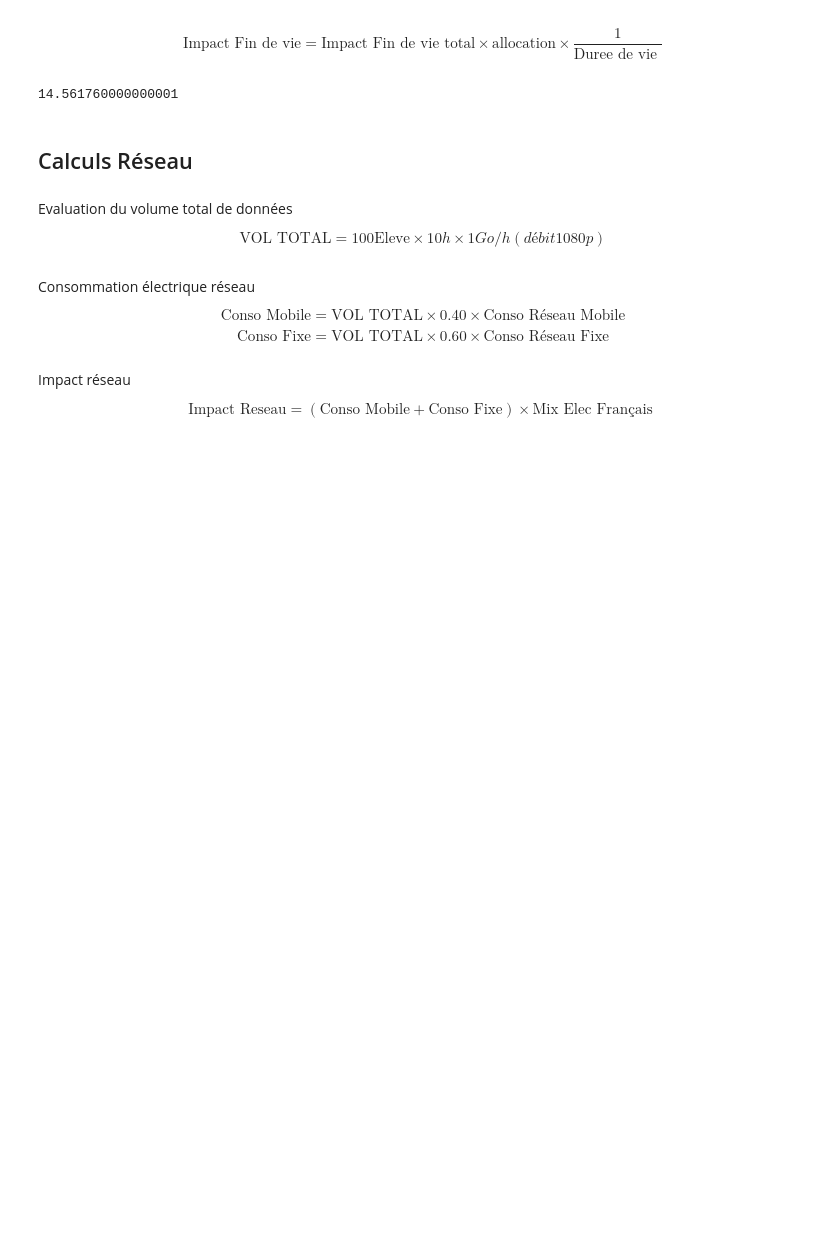
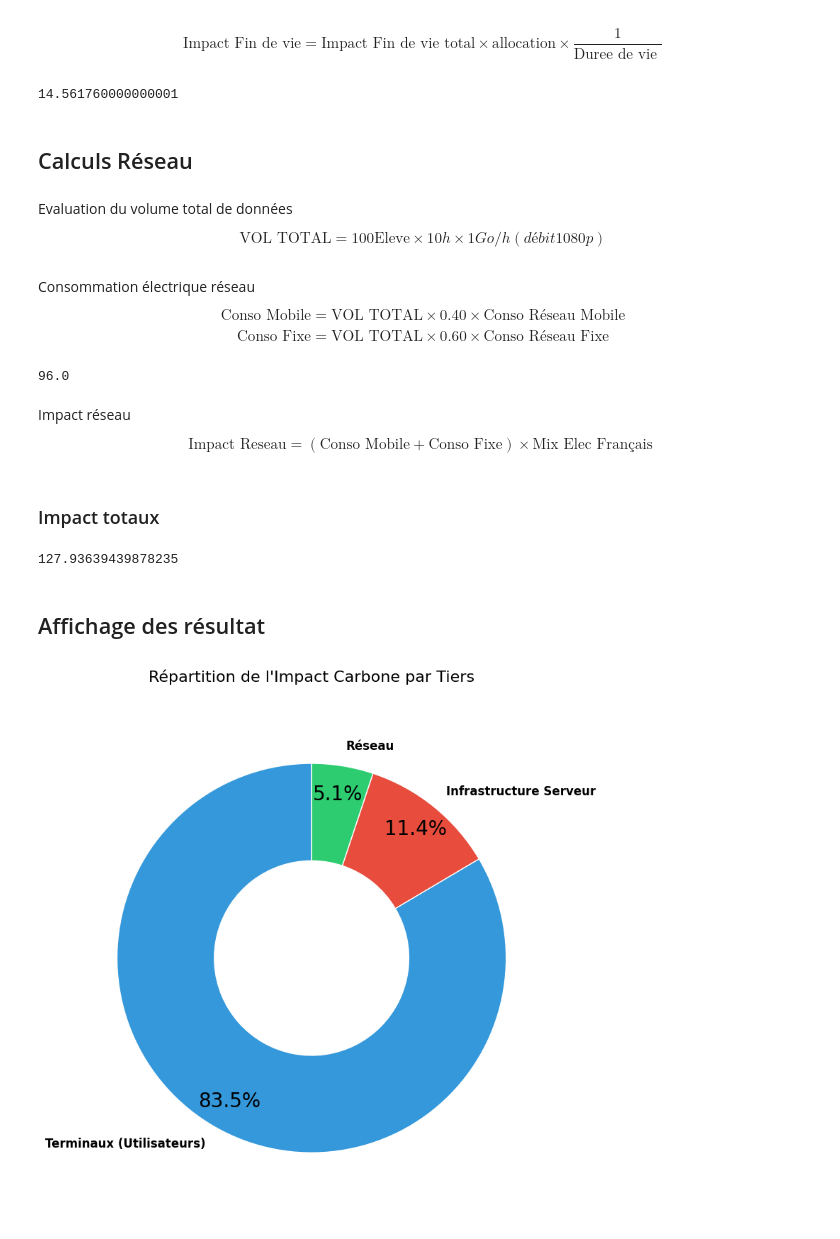
Before and after one commit to Selascode/Acv_project, a Jupyter notebook: calcul_acv.ipynb, the cells around one changed output. Cells and saved outputs as stored; diff of their text form; code cells hidden in the pictures; blank space fills up the shorter version.

Commit message:
Fin de l'ensemble des calculs

```diff
--- a/calcul_acv.ipynb
+++ b/calcul_acv.ipynb
@@ -229,7 +232,7 @@ $$ (I_{\text{Total Tel}} \times 40) + (I_{\text{Total Laptop}} \times 40) + (I_{
 impact_total_smartphone = impact_fabrication_smartphone + impact_usage_smartphone
 impact_total_laptop= impact_fabrication_laptop+ impact_usage_laptop
 impact_total_desktop = impact_fabrication_desktop + impact_usage_desktop
-
+impact_terminaux_total = impact_total_smartphone + impact_total_laptop + impact_total_desktop
 print(impact_total_smartphone, impact_total_desktop,impact_total_laptop)
 # %% [output]
 2.258498782343988 89.21508371385085 15.36165190258752
@@ -296,11 +299,27 @@ impact_serveur_total
 Evaluation du volume total de données
 
 $$ \text{VOL TOTAL} = 100 \text{Eleve} \times 10 h \times 1Go/h (débit 1080p) $$
+# %%
+volume_donnees = NB_ELEVES * DUREE_MOOC* POIDS_VIDEO_GO_H
+volume_donnees
+
+def calcul_volume_donnees(nb_eleves, duree_heures, debit_go_h):
+    """
+    Calcule le volume total de données transférées.
+    """
+    return nb_eleves * duree_heures * debit_go_h
 # %% [markdown]
 Consommation électrique réseau
 
 $$\text{Conso Mobile} = \text{VOL TOTAL} \times 0.40 \times \text{Conso Réseau Mobile} $$
 $$\text{Conso Fixe}  = \text{VOL TOTAL} \times 0.60 \times \text{Conso Réseau Fixe} $$
+# %%
+conso_mobile = volume_donnees * RATIO_MOBILE *CONSO_RESEAU_MOBILE
+conso_fixe = volume_donnees *RATIO_FIXE * CONSO_RESEAU_FIXE
+conso_mobile
+#KWh/Go
+# %% [output]
+96.0
 # %% [markdown]
 Impact réseau
 
@@ -307,0 +361,50 @@ $$\text{Impact Reseau} =  (\text{Conso Mobile} + \text{Conso Fixe}) \times \text
+# %% [markdown]
+### Impact totaux
+# %%
+impact_total = impact_serveur_total + impact_terminaux_total + impact_total_reseau
+print(impact_total)
+# %% [output]
+127.93639439878235
+# %% [markdown]
+## Affichage des résultat
+# %%
+import matplotlib.pyplot as plt
+
+# 1. Préparation des données
+labels = ['Terminaux (Utilisateurs)', 'Infrastructure Serveur', 'Réseau']
+sizes = [impact_terminaux_total, impact_serveur_total, impact_total_reseau]
+colors = ['#3498db', '#e74c3c', '#2ecc71']  # Bleu, Rouge, Vert (Tons plats modernes)
+
+# 2. Création de la figure
+plt.figure(figsize=(8, 8)) # Taille carrée pour un beau rond
+
+# 3. Création du Pie Chart
+# wedgeprops : permet de créer le trou au milieu (width) et des bordures blanches
+patches, texts, autotexts = plt.pie(sizes,
+                                    labels=labels,
+                                    colors=colors,
+                                    autopct='%1.1f%%', # Affiche les % avec 1 décimale
+                                    startangle=90,     # Tourne le graph pour que le début soit en haut
+                                    pctdistance=0.85,  # Éloigne le pourcentage du centre
+                                    wedgeprops={'width': 0.5, 'edgecolor': 'w'}) # Créé l'effet Donut
+
+# 4. Amélioration du style du texte
+# On met les pourcentages en gras et en blanc s'ils sont dans la couleur, ou noir sinon
+for text in texts:
+    text.set_fontsize(12)
+    text.set_fontweight('bold')
+
+for autotext in autotexts:
+    autotext.set_fontsize(20)
+    autotext.set_color('black')
+
+# 5. Titre et affichage
+plt.title("Répartition de l'Impact Carbone par Tiers", fontsize=16, pad=20)
+plt.axis('equal')  # Garantit que le camembert est bien rond
+plt.tight_layout()
+
+# Sauvegarde pour le rapport
+plt.savefig("graphique_repartition_impact.png", dpi=300)
+plt.show()
+# %% [output]
+[figure, added]
```
Also changed, not shown: parts of 7 cells of this notebook.
